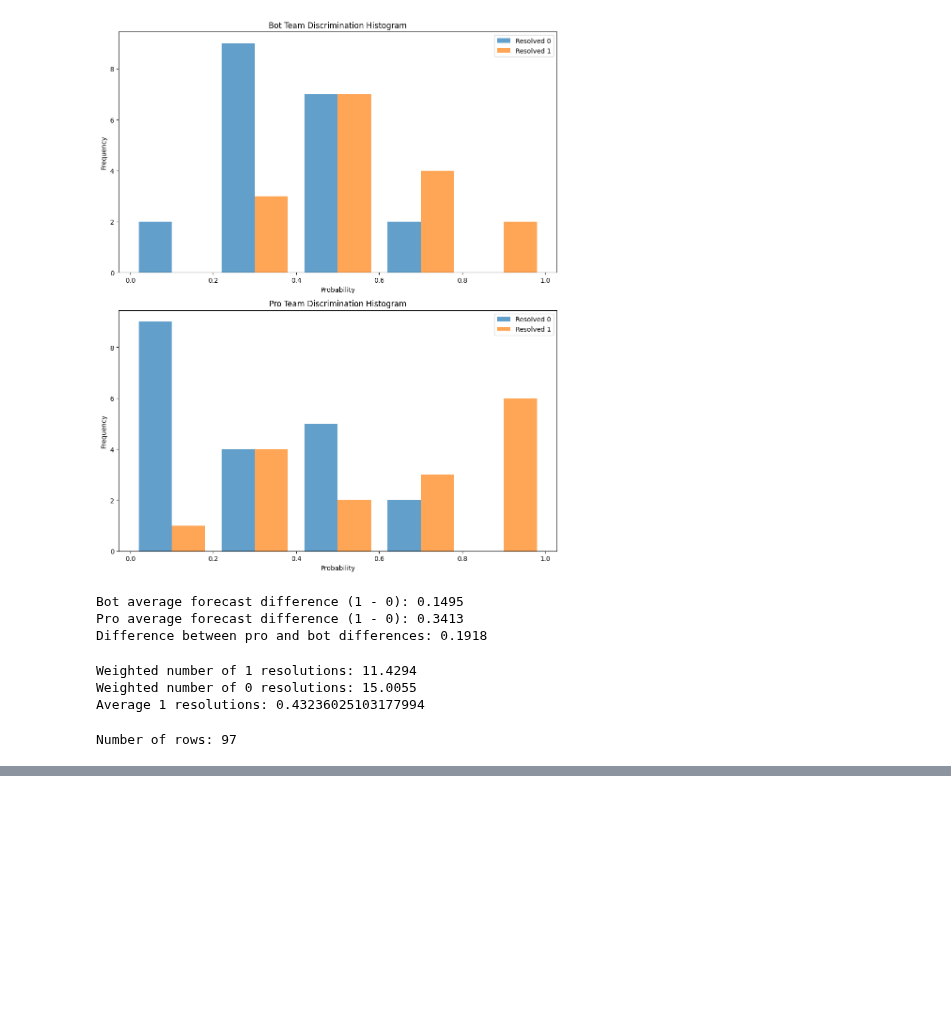
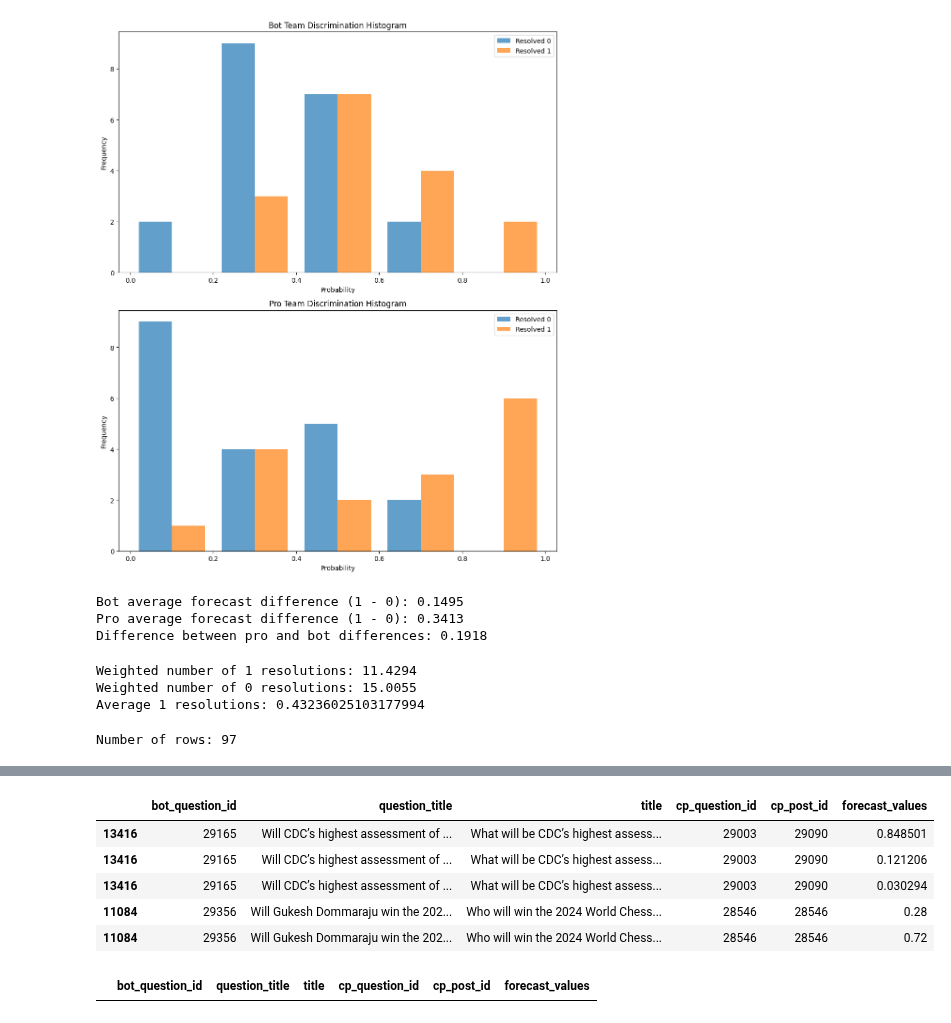
Before and after one commit to Metaculus/aib-analysis, a Jupyter notebook: Copy_of_AI_BENCHMARKING_LEADERBOARDS.ipynb, the cells around one changed output, grey strips where cells are left out. Saved outputs shown, nothing was run; the diff lists cells and outputs as text; code cells hidden in the pictures; blank space fills up the shorter version.

```diff
--- a/Copy_of_AI_BENCHMARKING_LEADERBOARDS.ipynb
+++ b/Copy_of_AI_BENCHMARKING_LEADERBOARDS.ipynb
@@ -2055,7 +2033,4 @@ groups_exploded[groups_exploded['question_title'].str.contains('Joe Biden')]
 # %%
 # For BINARIES: Interpret forecast_values as lists and take the first element from each
-binaries['forecast_values'] = binaries['forecast_values'].str.strip('[]').str.split(',').apply(lambda x: [float(i.strip()) for i in x])
 binaries['forecast_values'] = binaries['forecast_values'].apply(lambda x: x[0])
-
-binaries.head()
 # %% [output]
@@ -2078,3 +2301,19 @@ See the caveats in the documentation: https://pandas.pydata.org/pandas-docs/stab
+# %%
+binaries = binaries[keep_cols]
+groups_exploded = groups_exploded[keep_cols]
 # %%
-# Now we can merge groups and binaries back together into.... df_bot_cp_exploded
-df_bot_cp_exploded = pd.concat([groups_exploded, binaries])
+# Now we can merge all back together into.... df_bot_cp_exploded; keep only the relevant columns, i.e. 'bot_question_id', 'cp_question_id', 'cp_post_id', 'forecast_values'
+df_bot_cp_exploded = pd.concat([groups_exploded, binaries, numerics])
+df_bot_cp_exploded.head()
+# %% [output]
+|  | bot_question_id | question_title | title | cp_question_id | cp_post_id | forecast_values |
+| 13416 | 29165 | Will CDC’s highest assessment of ... | What will be CDC’s highest assess... | 29003 | 29090 | 0.848501 |
+| 13416 | 29165 | Will CDC’s highest assessment of ... | What will be CDC’s highest assess... | 29003 | 29090 | 0.121206 |
+| 13416 | 29165 | Will CDC’s highest assessment of ... | What will be CDC’s highest assess... | 29003 | 29090 | 0.030294 |
+| 11084 | 29356 | Will Gukesh Dommaraju win the 202... | Who will win the 2024 World Chess... | 28546 | 28546 | 0.28 |
+| 11084 | 29356 | Will Gukesh Dommaraju win the 202... | Who will win the 2024 World Chess... | 28546 | 28546 | 0.72 |
+# %%
+# Show me rows that are 0 in forecast_values
+df_bot_cp_exploded[df_bot_cp_exploded['forecast_values'] == 0]
+# %% [output]
+|  | bot_question_id | question_title | title | cp_question_id | cp_post_id | forecast_values |
```
Also changed, not shown: parts of 23 cells of this notebook.
